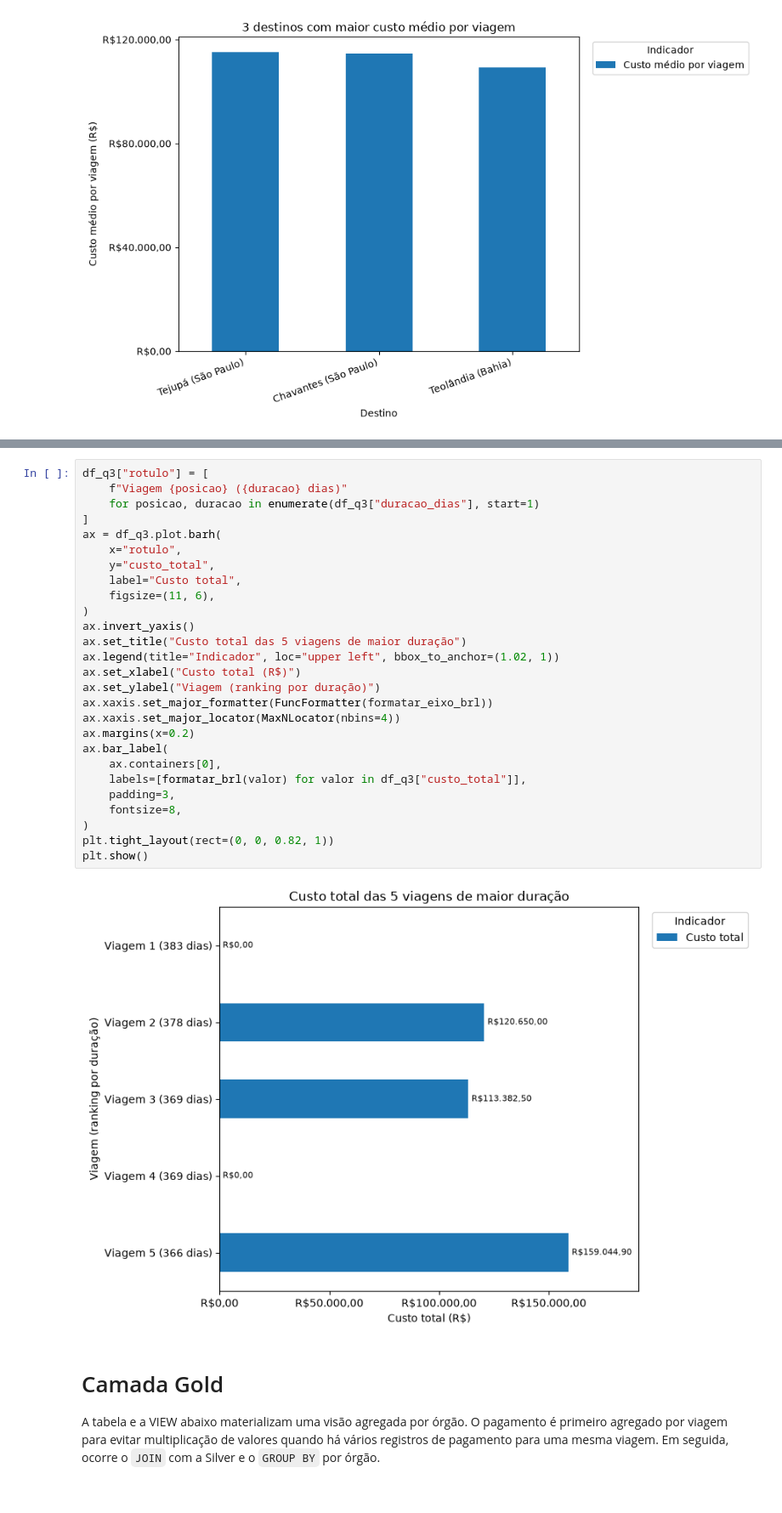
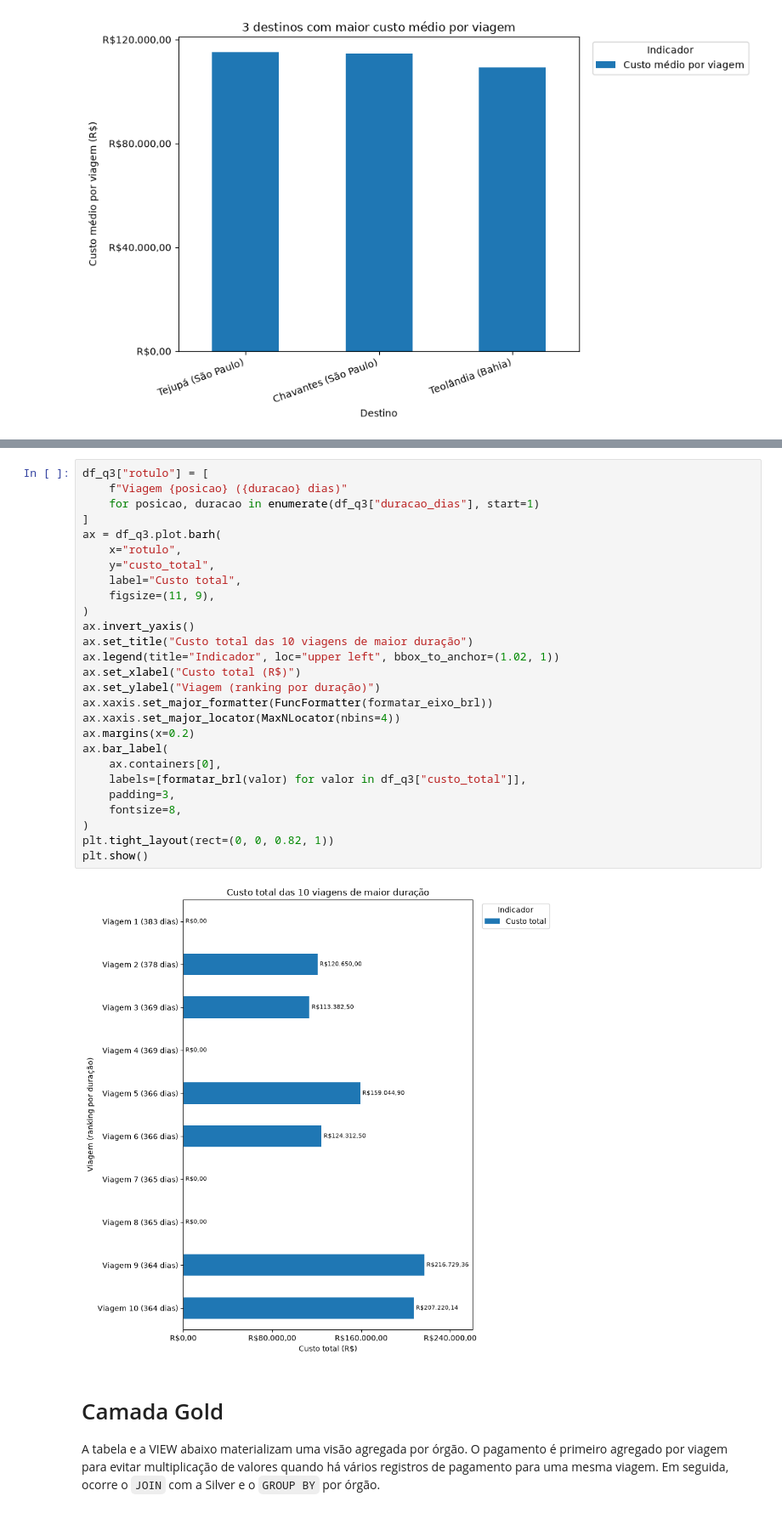
Before and after one commit to jdbmartins/projeto-analise-dados-python-postgresql, a Jupyter notebook: 3_analise.ipynb, the cells around one changed output, grey strips where cells are left out. Shown at 85% size. Drawn from its saved outputs; the diff is of its cells as text.

Commit message:
Mostra dez viagens mais longas na pergunta 3

```diff
--- a/3_analise.ipynb
+++ b/3_analise.ipynb
@@ -169,32 +174,32 @@ df_q3.assign(custo_total=df_q3["custo_total"].map(formatar_brl))
 # %%
 df_q3["rotulo"] = [
     f"Viagem {posicao} ({duracao} dias)"
     for posicao, duracao in enumerate(df_q3["duracao_dias"], start=1)
 ]
 ax = df_q3.plot.barh(
     x="rotulo",
     y="custo_total",
     label="Custo total",
-    figsize=(11, 6),
+    figsize=(11, 9),
 )
 ax.invert_yaxis()
-ax.set_title("Custo total das 5 viagens de maior duração")
+ax.set_title("Custo total das 10 viagens de maior duração")
 ax.legend(title="Indicador", loc="upper left", bbox_to_anchor=(1.02, 1))
 ax.set_xlabel("Custo total (R$)")
 ax.set_ylabel("Viagem (ranking por duração)")
 ax.xaxis.set_major_formatter(FuncFormatter(formatar_eixo_brl))
 ax.xaxis.set_major_locator(MaxNLocator(nbins=4))
 ax.margins(x=0.2)
 ax.bar_label(
     ax.containers[0],
     labels=[formatar_brl(valor) for valor in df_q3["custo_total"]],
     padding=3,
     fontsize=8,
 )
 plt.tight_layout(rect=(0, 0, 0.82, 1))
 plt.show()
 # %% [output]
-[figure, old version]
+[figure, new version]
 # %% [markdown]
 # Camada Gold
 
```
Also changed, not shown: parts of 2 cells of this notebook.
